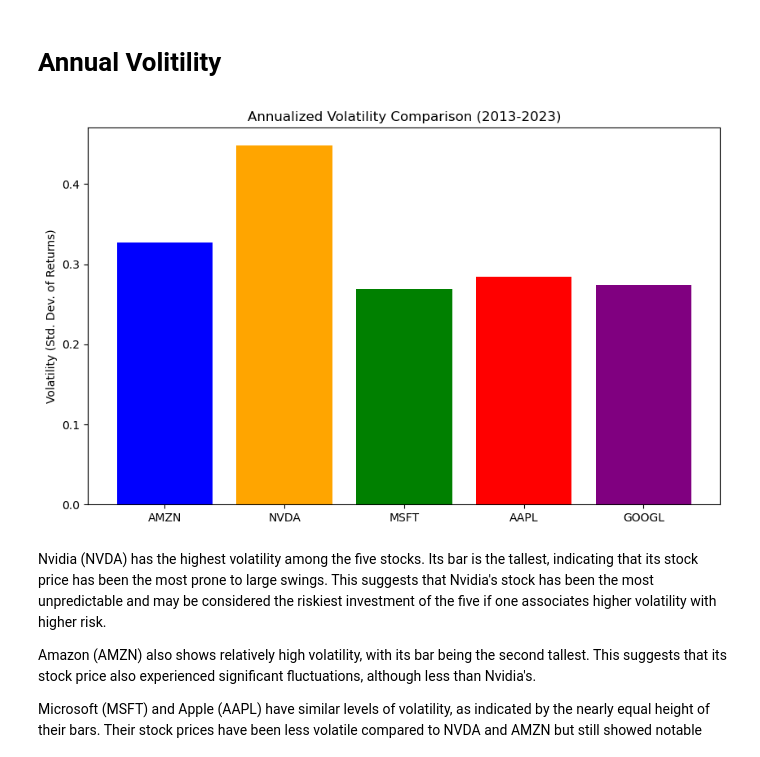
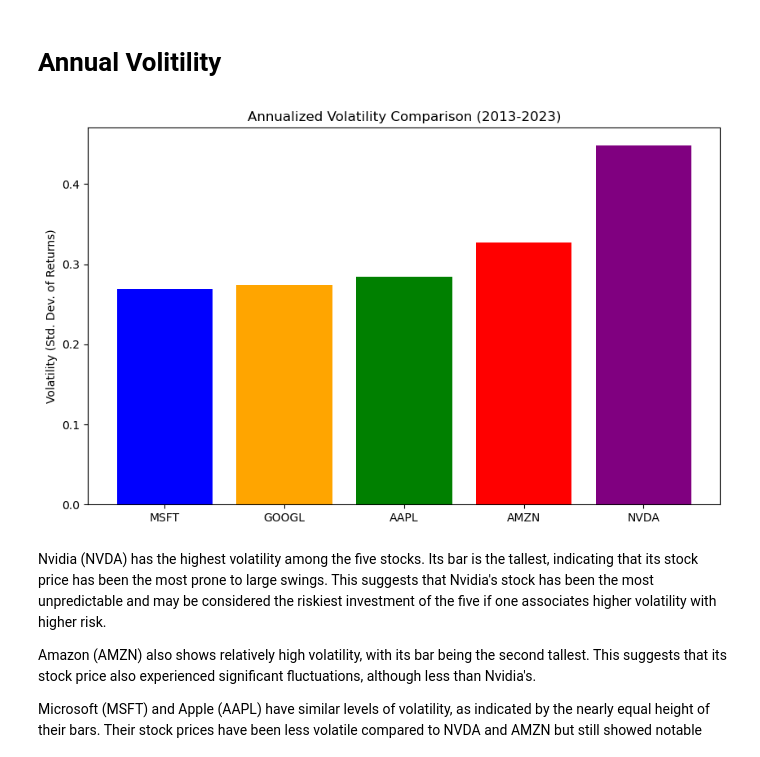
Before and after one commit to ElleNaazB/Project-1, a Jupyter notebook: Volitility 1.ipynb, the cells around one changed output. Saved outputs shown, nothing was run; the diff lists cells and outputs as text; code cells hidden in the pictures.

```diff
--- a/Volitility 1.ipynb
+++ b/Volitility 1.ipynb
@@ -121,14 +151,20 @@ annual_volatility = {
     'GOOGL': googl_returns.std() * (252**0.5),
 }
 # %%
-# Bar chart for volatility
+sorted_volatility = dict(sorted(annual_volatility.items(), key=lambda item: item[1]))
+
+# Extracting the sorted keys and values for plotting
+companies = list(sorted_volatility.keys())
+volatilities = list(sorted_volatility.values())
+
+# Plotting the sorted data
 plt.figure(figsize=(10, 6))
-plt.bar(annual_volatility.keys(), annual_volatility.values(), color=['blue', 'orange', 'green', 'red', 'purple'])
+plt.bar(companies, volatilities, color=['blue', 'orange', 'green', 'red', 'purple'])
 plt.title('Annualized Volatility Comparison (2013-2023)')
 plt.ylabel('Volatility (Std. Dev. of Returns)')
 plt.show()
 # %% [output]
-[figure, old version]
+[figure, new version]
 # %% [markdown]
 Nvidia (NVDA) has the highest volatility among the five stocks. Its bar is the tallest, indicating that its stock price has been the most prone to large swings. This suggests that Nvidia's stock has been the most unpredictable and may be considered the riskiest investment of the five if one associates higher volatility with higher risk.
 
```
Also changed, not shown: parts of 2 cells of this notebook, 1 other file.
